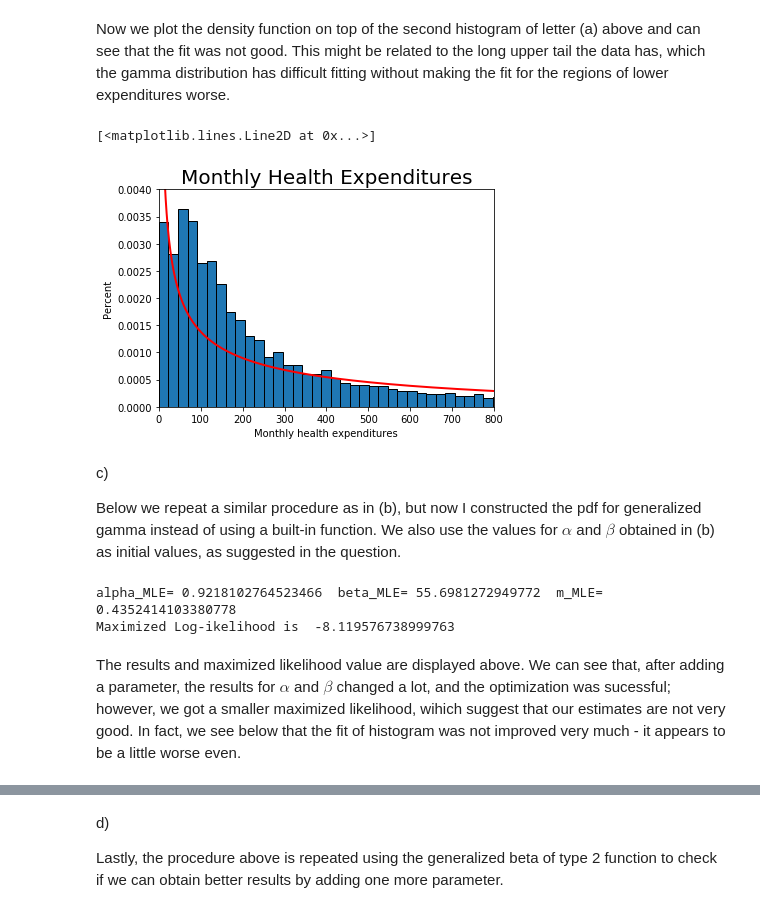
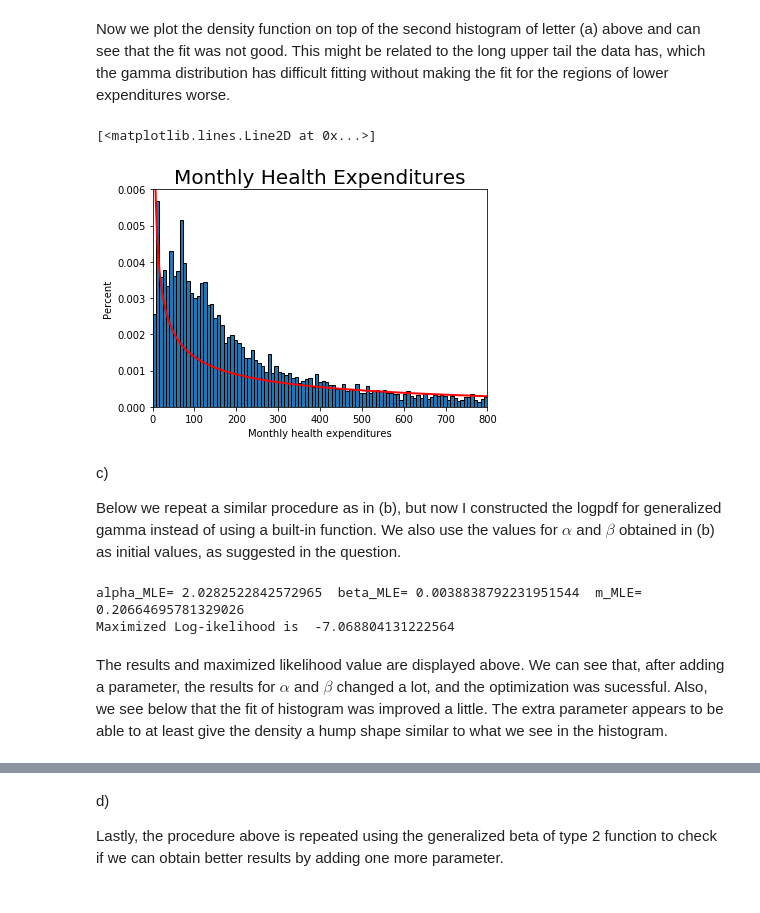
Before and after one commit to phalcantara/StructEst_W19, a Jupyter notebook: ProblemSets/PS2/PS2_Paulo_Ramos.ipynb, the cells around one changed output, grey strips where cells are left out. Drawn from its saved outputs; the diff is of its cells as text; code cells hidden in the pictures.

```diff
--- a/ProblemSets/PS2/PS2_Paulo_Ramos.ipynb
+++ b/ProblemSets/PS2/PS2_Paulo_Ramos.ipynb
@@ -111,33 +111,32 @@ Now we plot the density function on top of the second histogram of letter (a) ab
 # %%
 # Plot histogram
 def likelihood_b(data,params):
     alpha, beta = params
     lik_val = stats.gamma.pdf(x=data,a=alpha,scale=beta)
     return lik_val
 
-num_bins = 10000
-#weights = (1/q1_data.shape[0])*np.ones_like(q1_data[(q1_data<=800)])
+num_bins = np.linspace(0.01, 800, 100)
 count, bins, ignored = plt.hist(q1_data, num_bins, density=True,
                                 edgecolor='k')
 plt.title('Monthly Health Expenditures', fontsize=20)
 plt.xlabel(r'Monthly health expenditures')
 plt.ylabel(r'Percent')
 plt.xlim([0, 800])  # This gives the xmin and xmax to be plotted"
-plt.ylim([0,0.004])
+plt.ylim([0,0.006])
 
-# Plot smooth line with distribution 1
-dist_pts = np.linspace(0.01, 800, 700)
+# Plot smooth line with distribution
+dist_pts = np.linspace(0, 800, 700)
 alpha = alpha_MLE
 beta = beta_MLE
 plt.plot(dist_pts, likelihood_b(dist_pts,[alpha,beta]),
          linewidth=2, color='r')
 # %% [output]
 [<matplotlib.lines.Line2D at 0x...>]
-[figure, old version]
+[figure, new version]
 # %% [markdown]
 c)
 
-Below we repeat a similar procedure as in (b), but now I constructed the pdf for generalized gamma instead of using a built-in function. We also use the values for $\alpha$ and $\beta$ obtained in (b) as initial values, as suggested in the question.
+Below we repeat a similar procedure as in (b), but now I constructed the logpdf for generalized gamma instead of using a built-in function. We also use the values for $\alpha$ and $\beta$ obtained in (b) as initial values, as suggested in the question.
 # %%
 def crit_c(params,data):
     alpha, beta, m = np.exp(params)
@@ -151,17 +150,16 @@ alpha_init = np.log(alpha_MLE)
 m_init = np.log(1)
 params_init = np.array([alpha_init, beta_init, m_init])
 
-results_uncstr_c = opt.minimize(crit_c, (params_init), args=q1_data, method='Nelder-Mead')#,
-                            #bounds=((1e-10, None), (1e-10, None),(None, None)))
+results_uncstr_c = opt.minimize(crit_c, (params_init), args=q1_data, method='Powell')
 alpha_MLE_2, beta_MLE_2, m_MLE_2 = np.exp(results_uncstr_c.x)
 print('alpha_MLE=', alpha_MLE_2, ' beta_MLE=', beta_MLE_2, ' m_MLE=', m_MLE_2)
 lik_c = -crit_c(np.log([alpha_MLE_2,beta_MLE_2,m_MLE_2]),q1_data)
 print('Maximized Log-ikelihood is ',lik_c)
 # %% [output]
-alpha_MLE= 0.9218102764523466  beta_MLE= 55.6981272949772  m_MLE= 0.4352414103380778
-Maximized Log-ikelihood is  -8.119576738999763
+alpha_MLE= 2.0282522842572965  beta_MLE= 0.0038838792231951544  m_MLE= 0.20664695781329026
+Maximized Log-ikelihood is  -7.068804131222564
 # %% [markdown]
-The results and maximized likelihood value are displayed above. We can see that, after adding a parameter, the results for $\alpha$ and $\beta$ changed a lot, and the optimization was sucessful; however, we got a smaller maximized likelihood, wihich suggest that our estimates are not very good. In fact, we see below that the fit of histogram was not improved very much - it appears to be a little worse even.
+The results and maximized likelihood value are displayed above. We can see that, after adding a parameter, the results for $\alpha$ and $\beta$ changed a lot, and the optimization was sucessful. Also, we see below that the fit of histogram was improved a little. The extra parameter appears to be able to at least give the density a hump shape similar to what we see in the histogram.
 # %%
 results_uncstr_c
 # %% [output]
```
Also changed, not shown: parts of 10 cells of this notebook.
